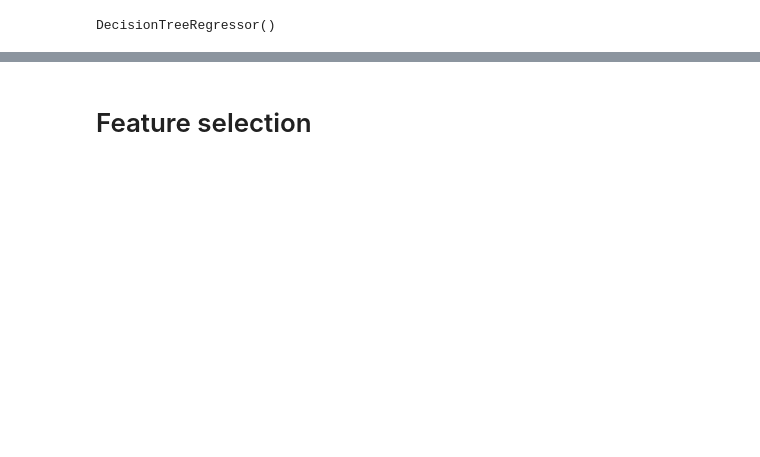
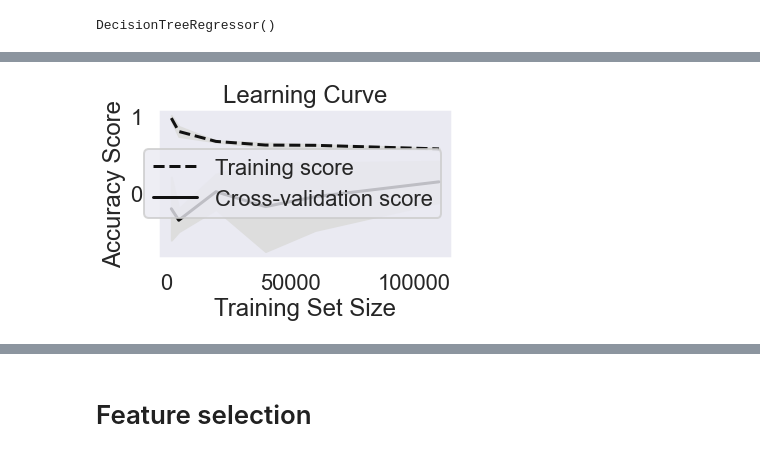
Before and after one commit to MichaelBurak/fashion-data-analysis, a Jupyter notebook: victoria-secret-data.ipynb, the cells around one changed output, grey strips where cells are left out. Saved outputs shown, nothing was run; the diff lists cells and outputs as text; code cells hidden in the pictures; blank space fills up the shorter version.

```diff
--- a/victoria-secret-data.ipynb
+++ b/victoria-secret-data.ipynb
@@ -878,0 +1339,3 @@ r2_score(y_test, y_pred)
+# %%
+train_sizes, train_scores, test_scores = learning_curve(
+    DecisionTreeRegressor(), X, y, train_sizes=[2000, 5000, 20000,40000,60000,110000], cv=5)
@@ -878,0 +1360,24 @@ r2_score(y_test, y_pred)
+# %%
+# Create means and standard deviations of training set scores
+train_mean = np.mean(train_scores, axis=1)
+train_std = np.std(train_scores, axis=1)
+
+# Create means and standard deviations of test set scores
+test_mean = np.mean(test_scores, axis=1)
+test_std = np.std(test_scores, axis=1)
+
+# Draw lines
+plt.plot(train_sizes, train_mean, '--', color="#111111",  label="Training score")
+plt.plot(train_sizes, test_mean, color="#111111", label="Cross-validation score")
+
+# Draw bands
+plt.fill_between(train_sizes, train_mean - train_std, train_mean + train_std, color="#DDDDDD")
+plt.fill_between(train_sizes, test_mean - test_std, test_mean + test_std, color="#DDDDDD")
+
+# Create plot
+plt.title("Learning Curve")
+plt.xlabel("Training Set Size"), plt.ylabel("Accuracy Score"), plt.legend(loc="best")
+plt.tight_layout()
+plt.show()
+# %% [output]
+[figure, added]
```
Also changed, not shown: parts of 153 cells of this notebook, 2 other files.
